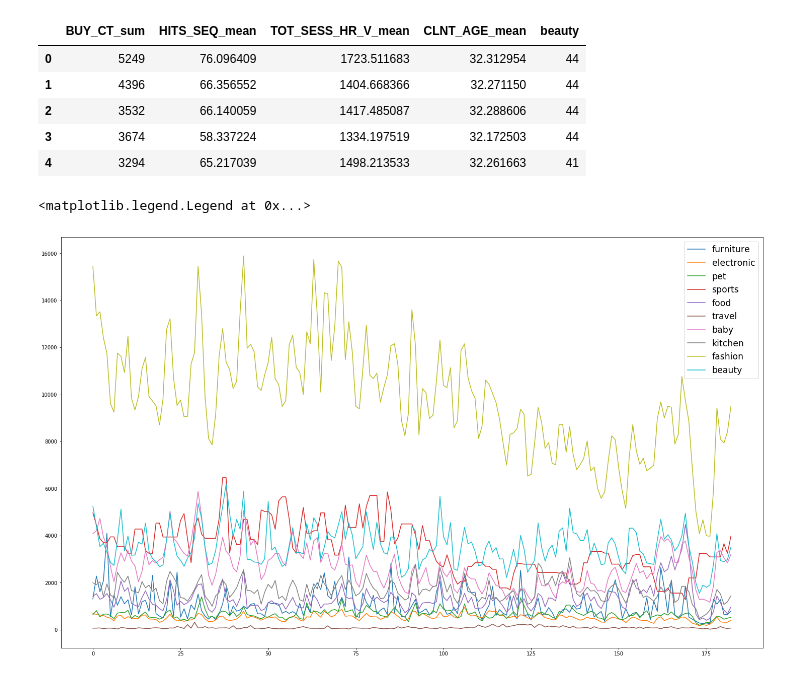
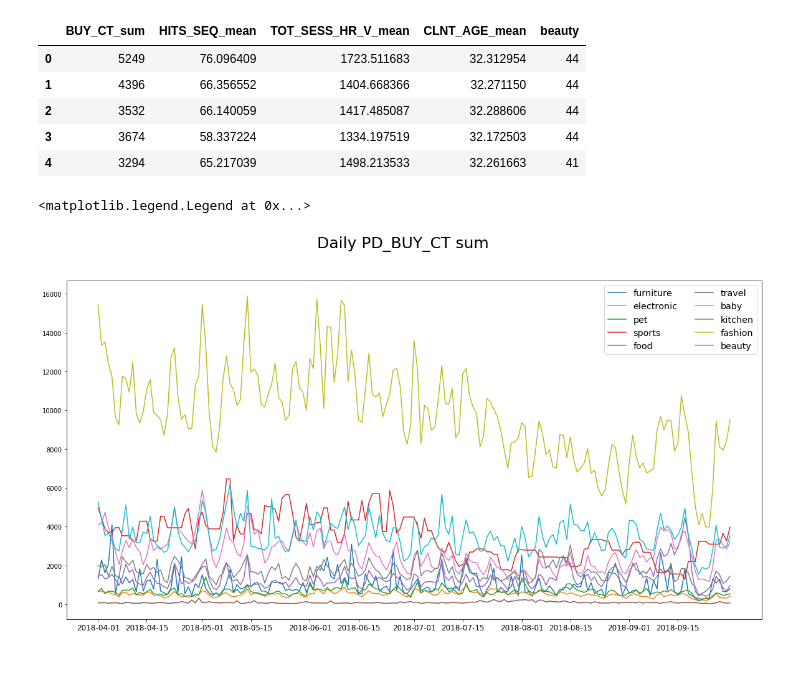
Before and after one commit to miniii222/-5th-L.point_bigdata_competiton, a Jupyter notebook: modeling/trend_prediction_total.ipynb, the cells around one changed output. Cells and saved outputs as stored; diff of their text form; code cells hidden in the pictures.

```diff
--- a/modeling/trend_prediction_total.ipynb
+++ b/modeling/trend_prediction_total.ipynb
@@ -129,21 +129,34 @@ Class10.head()
 import matplotlib.pyplot as plt
 # %%
 labels = ['furniture','electronic','pet','sports','food','travel','baby','kitchen','fashion','beauty']
+# %%
+Class1.index = pd.date_range('2018-04-01', '2018-09-30').strftime('%Y-%m-%d')
+Class2.index = pd.date_range('2018-04-01', '2018-09-30').strftime('%Y-%m-%d')
+Class3.index = pd.date_range('2018-04-01', '2018-09-30').strftime('%Y-%m-%d')
+Class4.index = pd.date_range('2018-04-01', '2018-09-30').strftime('%Y-%m-%d')
+Class5.index = pd.date_range('2018-04-01', '2018-09-30').strftime('%Y-%m-%d')
+Class6.index = pd.date_range('2018-04-01', '2018-09-30').strftime('%Y-%m-%d')
+Class7.index = pd.date_range('2018-04-01', '2018-09-30').strftime('%Y-%m-%d')
+Class8.index = pd.date_range('2018-04-01', '2018-09-30').strftime('%Y-%m-%d')
+Class10.index = pd.date_range('2018-04-01', '2018-09-30').strftime('%Y-%m-%d')
 # %%
-plt.figure(figsize=(25,15))
+fig = plt.figure(figsize = (20,10))
+fig.suptitle('Daily PD_BUY_CT sum', fontsize=25)
 
-Class1['BUY_CT_sum'].plot(label = labels[0])
-Class2['BUY_CT_sum'].plot(label = labels[1])
-Class3['BUY_CT_sum'].plot(label = labels[2])
-Class4['BUY_CT_sum'].plot(label = labels[3])
-Class5['BUY_CT_sum'].plot(label = labels[4])
-Class6['BUY_CT_sum'].plot(label = labels[5])
-Class7['BUY_CT_sum'].plot(label = labels[6])
-Class8['BUY_CT_sum'].plot(label = labels[7])
-Class9['BUY_CT_sum'].plot(label = labels[8])
-Class10['BUY_CT_sum'].plot(label = labels[9])
+plt.plot(Class1['BUY_CT_sum'], label = labels[0])
+plt.plot(Class2['BUY_CT_sum'], label = labels[1])
+plt.plot(Class3['BUY_CT_sum'], label = labels[2])
+plt.plot(Class4['BUY_CT_sum'], label = labels[3])
+plt.plot(Class5['BUY_CT_sum'], label = labels[4])
+plt.plot(Class6['BUY_CT_sum'], label = labels[5])
+plt.plot(Class7['BUY_CT_sum'], label = labels[6])
+plt.plot(Class8['BUY_CT_sum'], label = labels[7])
+plt.plot(Class9['BUY_CT_sum'], label = labels[8])
+plt.plot(Class10['BUY_CT_sum'], label = labels[9])
+plt.xticks(['2018-04-01','2018-04-15','2018-05-01','2018-05-15','2018-06-01','2018-06-15',
+            '2018-07-01','2018-07-15','2018-08-01','2018-08-15','2018-09-01','2018-09-15'], fontsize = 12)
 
-plt.legend(fontsize="xx-large")
+plt.legend(fontsize="x-large", ncol = 2)
 # %% [output]
 <matplotlib.legend.Legend at 0x...>
-[figure, old version]
+[figure, new version]
```
Also changed, not shown: parts of 1 cell of this notebook.
